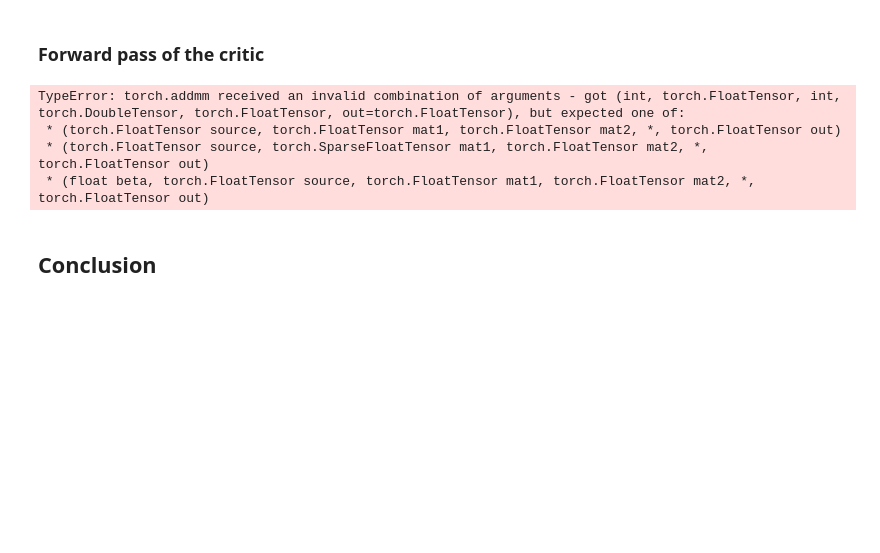
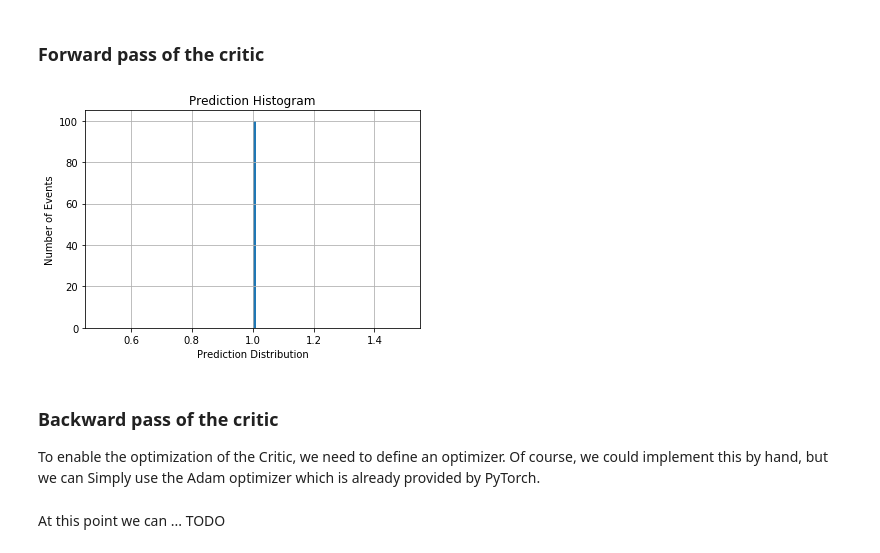
Before and after one commit to JoeriHermans/deep-learning-scripts, a Jupyter notebook: scripts/adverserial-variational-optimization/avo-notebook.ipynb, the cells around one changed output. Cells and saved outputs as stored; diff of their text form; code cells hidden in the pictures; blank space fills up the shorter version.

```diff
--- a/scripts/adverserial-variational-optimization/avo-notebook.ipynb
+++ b/scripts/adverserial-variational-optimization/avo-notebook.ipynb
@@ -154,7 +156,7 @@ class Critic(torch.nn.Module):
 
     def forward(self, x):
         x = F.relu(self.fc_1(x))
-        x = self.fc_2(x)
+        x = F.softmax(self.fc_2(x))
 
         return x
 # %% [markdown]
@@ -287,15 +289,28 @@ y_expected[batch_size // 2:] = 1.0
 ### Forward pass of the critic
 # %%
 # Define the critic with the specified number of hidden neurons.
-num_hidden = 500
+num_hidden = 50
 
+# Allocate the Critic with the specified configuration.
 critic = Critic(num_features, num_hidden)
-# %%
-y = critic(x_t)
-# %% [output]
-TypeError: torch.addmm received an invalid combination of arguments - got (int, torch.FloatTensor, int, torch.DoubleTensor, torch.FloatTensor, out=torch.FloatTensor), but expected one of:
- * (torch.FloatTensor source, torch.FloatTensor mat1, torch.FloatTensor mat2, *, torch.FloatTensor out)
- * (torch.FloatTensor source, torch.SparseFloatTensor mat1, torch.FloatTensor mat2, *, torch.FloatTensor out)
- * (float beta, torch.FloatTensor source, torch.FloatTensor mat1, torch.FloatTensor mat2, *, torch.FloatTensor out)
-# %% [markdown]
-## Conclusion
+# %%
+# Convert the Numpy array to a PyTorch Variable
+x = torch.autograd.Variable(torch.from_numpy(x).float(), requires_grad=False)
+y_expected = torch.autograd.Variable(torch.from_numpy(y_expected).float(), requires_grad=False)
+# %%
+# Do the prediction.
+y = critic(x)
+
+# Plot the histogram of the prediction.
+plt.hist(y.data.numpy(), bins=100, normed=True)
+plt.grid(True)
+plt.xlabel(r"Prediction Distribution")
+plt.ylabel("Number of Events")
+plt.title("Prediction Histogram")
+plt.show()
+# %% [output]
+[figure, added]
+# %% [markdown]
+### Backward pass of the critic
+
+To enable the optimization of the Critic, we need to define an optimizer. Of course, we could implement this by hand, but we can Simply use the Adam optimizer which is already provided by PyTorch.
@@ -301,0 +319,2 @@ TypeError: torch.addmm received an invalid combination of arguments - got (int,
+# %% [markdown]
+At this point we can ... TODO
```
Also changed, not shown: parts of 18 cells of this notebook.
